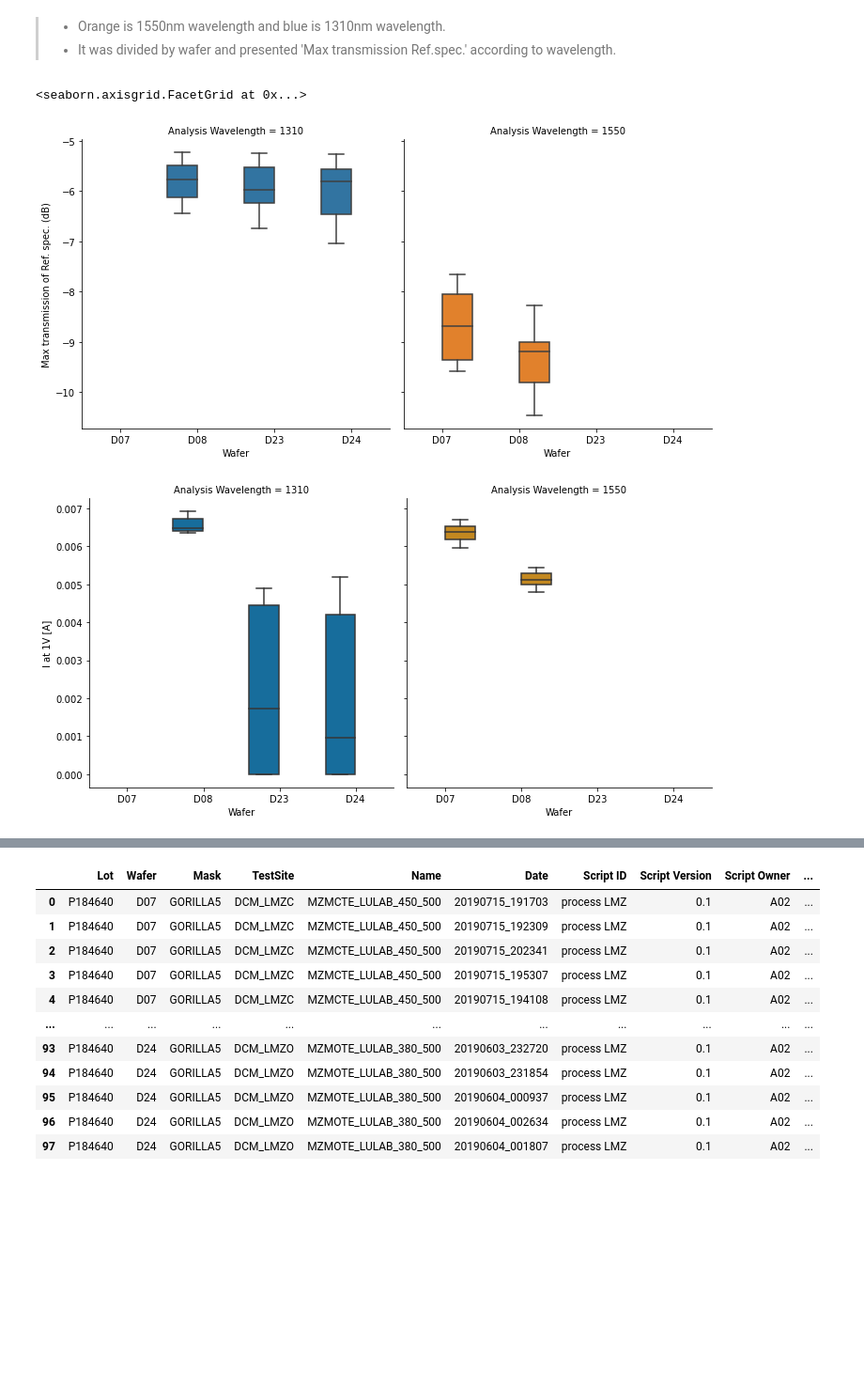
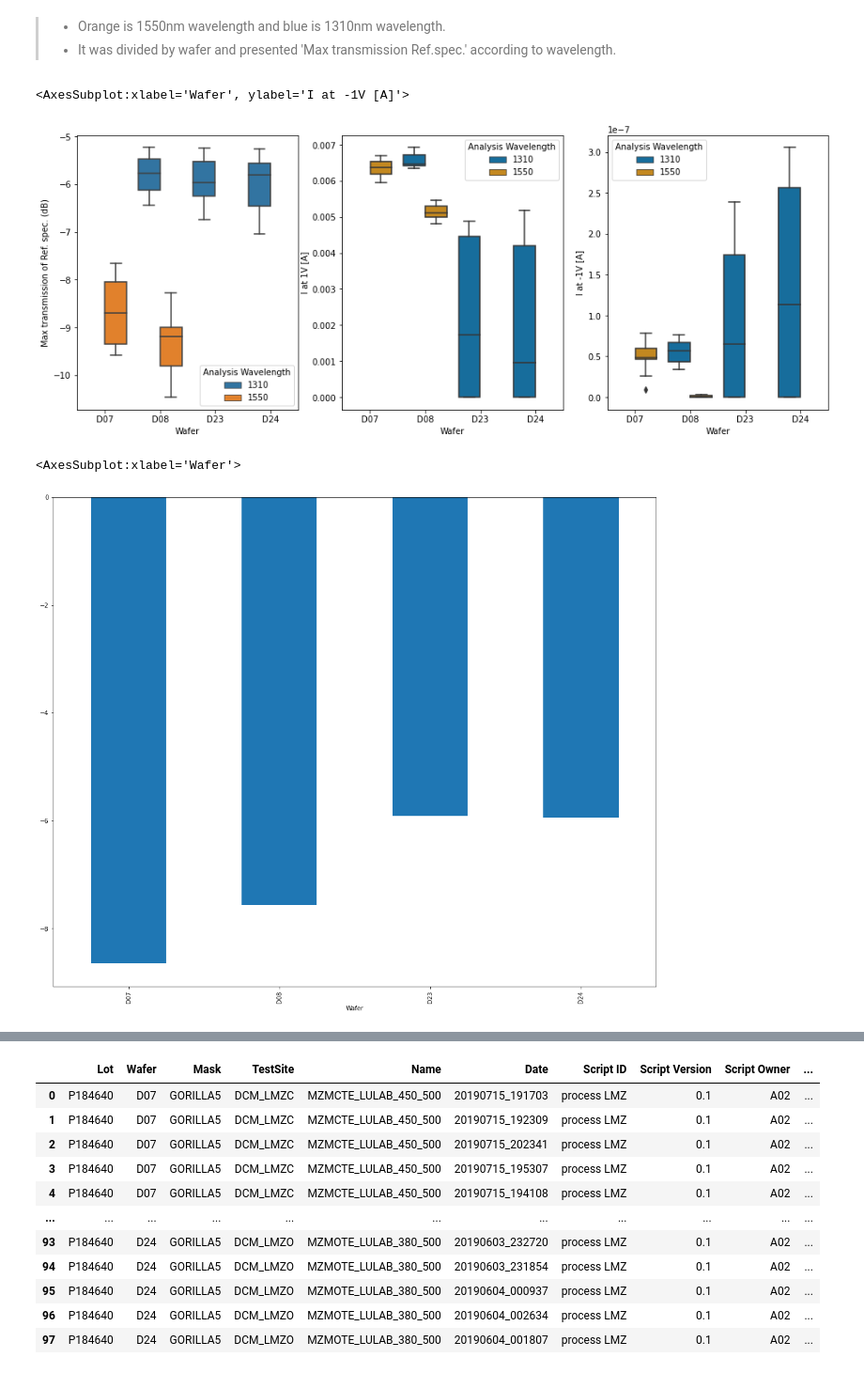
Before and after one commit to Jeon-suin/PE02_A02_SBBFU-1, a Jupyter notebook: doc/Final Document.ipynb, the cells around one changed output, grey strips where cells are left out. Shown: that part at 94% size. Drawn from its saved outputs; the diff is of its cells as text; code cells hidden in the pictures; blank space fills up the shorter version.

```diff
--- a/doc/Final Document.ipynb
+++ b/doc/Final Document.ipynb
@@ -219,11 +221,17 @@ h = sns.scatterplot(data=df_res, x = "Wafer", y = "I at 1V [A]", hue = "Analysis
 # %% [markdown]
 >- Orange is 1550nm wavelength and blue is 1310nm wavelength.
 >- It was divided by wafer and presented 'Max transmission Ref.spec.' according to wavelength.
-# %%
-sns.factorplot(data = df_res, x ="Wafer", y= "Max transmission of Ref. spec. (dB)",hue ="Analysis Wavelength", col="Analysis Wavelength",aspect =1,kind="box" )
-sns.factorplot(data=df_res, x = "Wafer", y = "I at 1V [A]", hue = "Analysis Wavelength", palette = "colorblind", kind = "box",col="Analysis Wavelength")
-# %% [output]
-<seaborn.axisgrid.FacetGrid at 0x...>
-[figure, removed]
-[figure, removed]
+# %%
+f, ax=plt.subplots(1,3,figsize=(16,6))
+sns.boxplot(data = df_res, x ="Wafer", y= "Max transmission of Ref. spec. (dB)",hue ="Analysis Wavelength",ax=ax[0])
+sns.boxplot(data=df_res, x = "Wafer", y = "I at 1V [A]", hue = "Analysis Wavelength", palette = "colorblind",ax=ax[1])
+sns.boxplot(data = df_res, x= "Wafer", y = "I at -1V [A]",hue = "Analysis Wavelength", palette = "colorblind",ax=ax[2])
+# %% [output]
+<AxesSubplot:xlabel='Wafer', ylabel='I at -1V [A]'>
+[figure, added]
+# %%
+df_res.groupby('Wafer')["Max transmission of Ref. spec. (dB)"].mean().plot.bar()
+# %% [output]
+<AxesSubplot:xlabel='Wafer'>
+[figure, added]
 # %%
```
Also changed, not shown: parts of 12 cells of this notebook.
